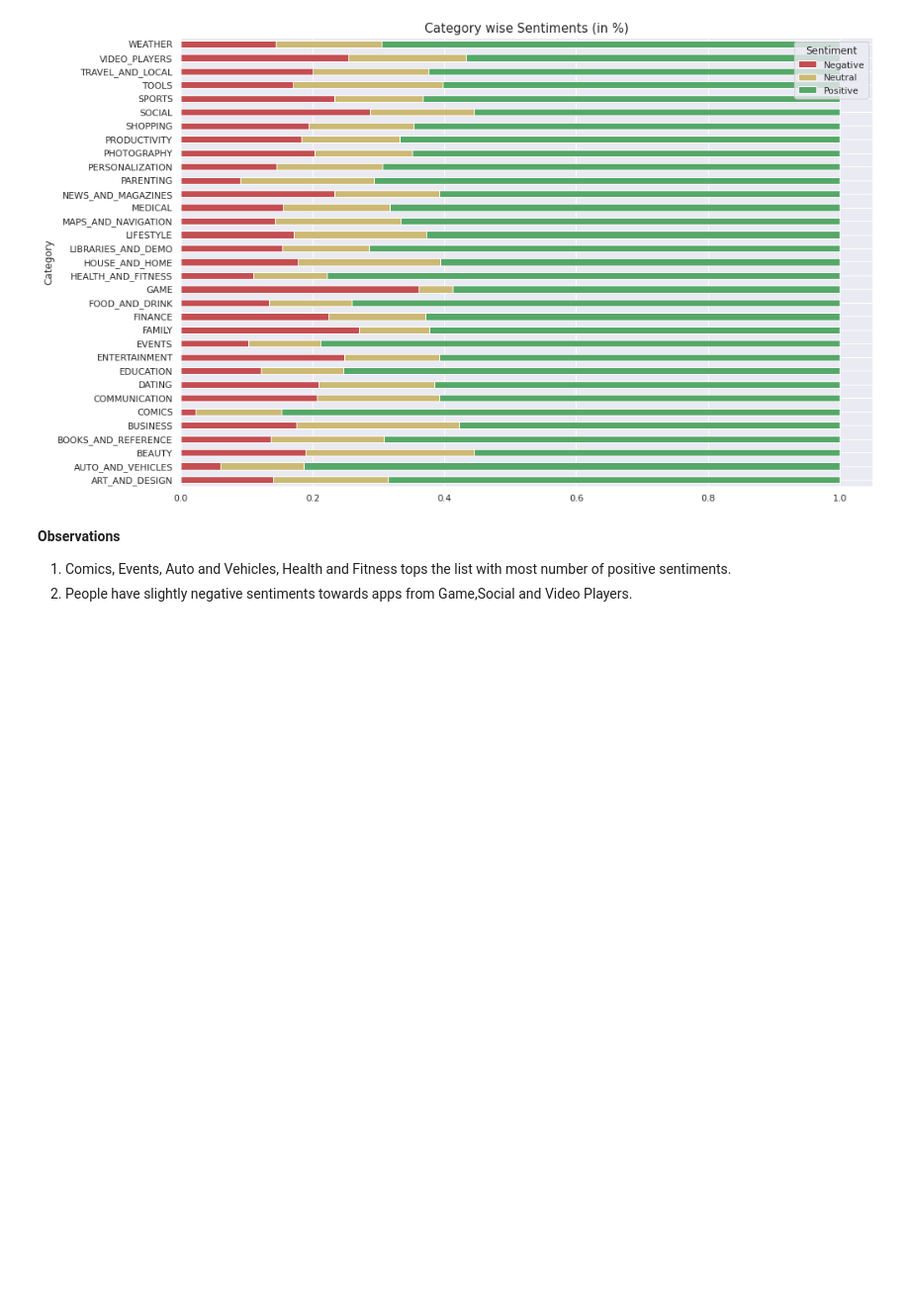
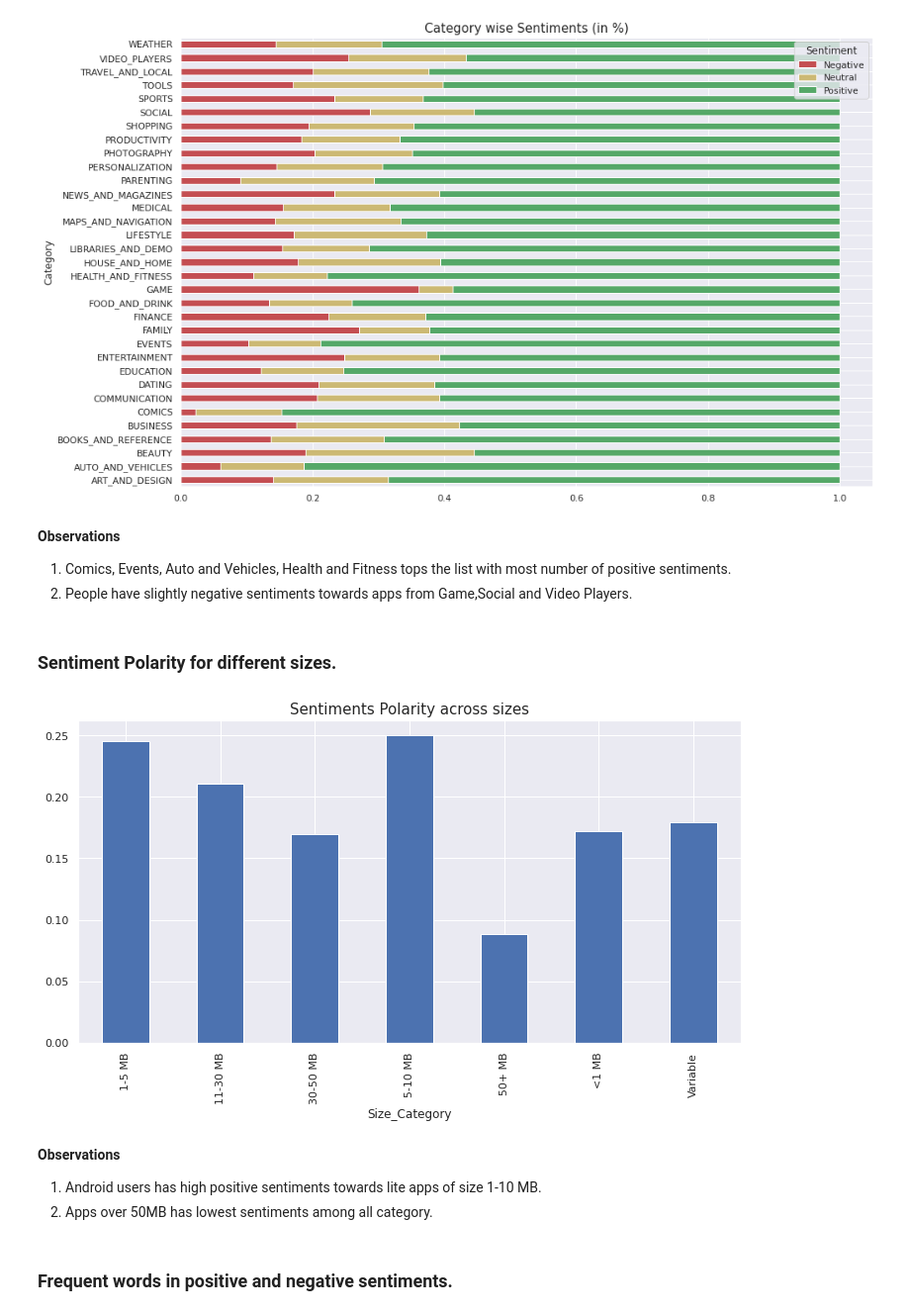
Before and after one commit to swarntam/Play_Store_App_Review_Analysis, a Jupyter notebook: Play_Store_App_Review_Analysis_Capstone_Project.ipynb, the cells around one changed output. Shown at 99% size. Drawn from its saved outputs; the diff is of its cells as text; code cells hidden in the pictures; blank space fills up the shorter version.

```diff
--- a/Play_Store_App_Review_Analysis_Capstone_Project.ipynb
+++ b/Play_Store_App_Review_Analysis_Capstone_Project.ipynb
@@ -1574,3 +1602,20 @@ plt.show()
 **Observations**
 1. Comics, Events, Auto and Vehicles, Health and Fitness tops the list with most number of positive sentiments.
 2. People have slightly negative sentiments towards apps from Game,Social and Video Players.
+# %% [markdown]
+### Sentiment Polarity for different sizes.
+# %%
+# Plotting the sentiments polarity for size category.
+master_df.groupby('Size_Category')['Sentiment_Polarity'].mean()\
+                                                        .plot(kind='bar',
+                                                             figsize=(12,6))
+plt.title('Sentiments Polarity across Sizes',size=15)
+plt.show()
+# %% [output]
+[figure, added]
+# %% [markdown]
+**Observations**
+1. Android users has high positive sentiments towards lite apps of size 1-10 MB.
+2. Apps over 50MB has lowest sentiments among all category.
+# %% [markdown]
+### Frequent words in positive and negative sentiments.
```
Also changed, not shown: parts of 16 cells of this notebook.
